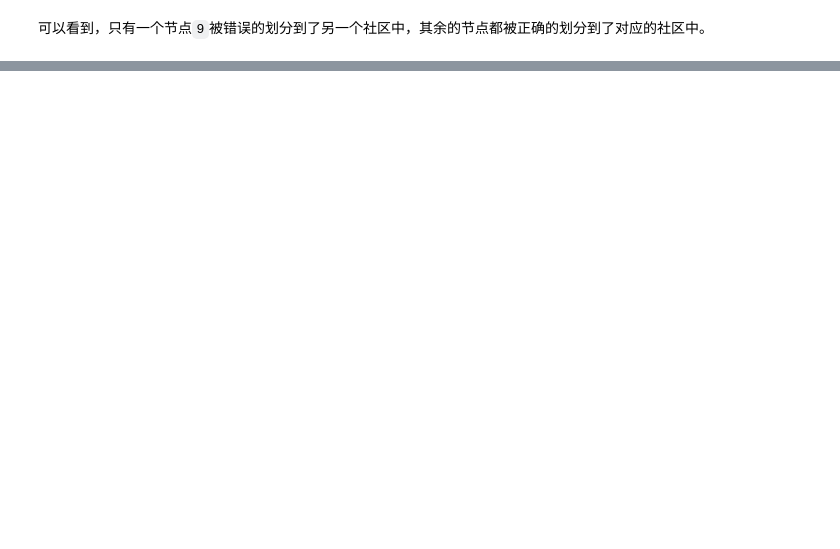
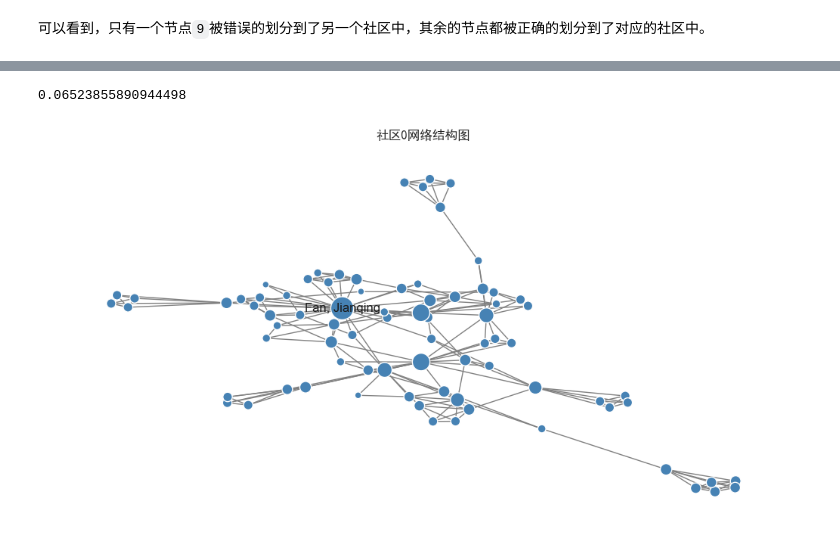
Before and after one commit to z-my-cn/NSDA, a Jupyter notebook: Code/Python/Ch06.ipynb, the cells around one changed output, grey strips where cells are left out. Drawn from its saved outputs; the diff is of its cells as text; code cells hidden in the pictures; blank space fills up the shorter version.

```diff
--- a/Code/Python/Ch06.ipynb
+++ b/Code/Python/Ch06.ipynb
@@ -197,0 +432,4 @@ plt.show()
+# %%
+# 获取核心子图
+g_core = nx.k_core(g, k=4)
+graph_info(g_core)
@@ -197,0 +449,5 @@ plt.show()
+# %%
+# 使用Louvain算法进行社区发现
+com = nx.algorithms.community.louvain_communities(g_core, seed=42)
+# 展示每个社区的大小
+print([len(c) for c in com])
@@ -197,0 +456,11 @@ plt.show()
+# %%
+# 为每个节点添加属性，表示其所属的社区
+for i, c in enumerate(com):
+    for n in c:
+        g_core.nodes[n]['community'] = i
+
+# 查看A13633-1节点所属的社区
+com_sub_index = g_core.nodes['A13633-1']['community']
+# 提取对应社区的所有作者构成的子网络
+g_sub = g_core.subgraph(com[com_sub_index])
+graph_info(g_sub)
@@ -197,0 +480,34 @@ plt.show()
+# %%
+# 计算社区作者构成的合作网络的密度
+nx.density(g_sub)
+# %% [output]
+0.06523855890944498
+# %%
+# 设置节点大小与度成正比
+node_size = [d * 20 for d in dict(g_sub.degree()).values()]
+# 设置ID为'A13633-1'的作者的标签为'Fan, Jianqing'
+labels = {}
+for n in g_sub.nodes():
+    if n == 'A13633-1':
+        labels[n] = 'Fan, Jianqing'
+    else:
+        labels[n] = ''
+
+# 设置画布
+plt.figure(figsize=(10, 5))
+# 设置节点的位置
+pos = nx.spring_layout(g_sub, seed=42)
+# 绘制图形
+nx.draw(
+    g_sub, pos,
+    node_color='steelblue',
+    node_size=node_size,
+    labels=labels,
+    edge_color='gray',
+    edgecolors='white'
+)
+# 添加标题
+plt.title(f'社区{com_sub_index}网络结构图')
+plt.show()
+# %% [output]
+[figure, added]
```
Also changed, not shown: parts of 45 cells of this notebook.
